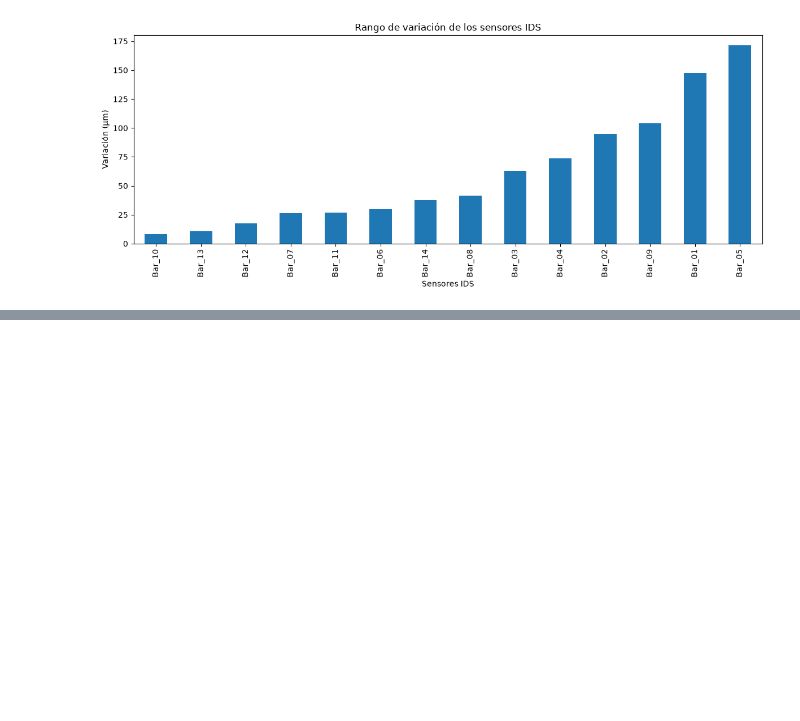
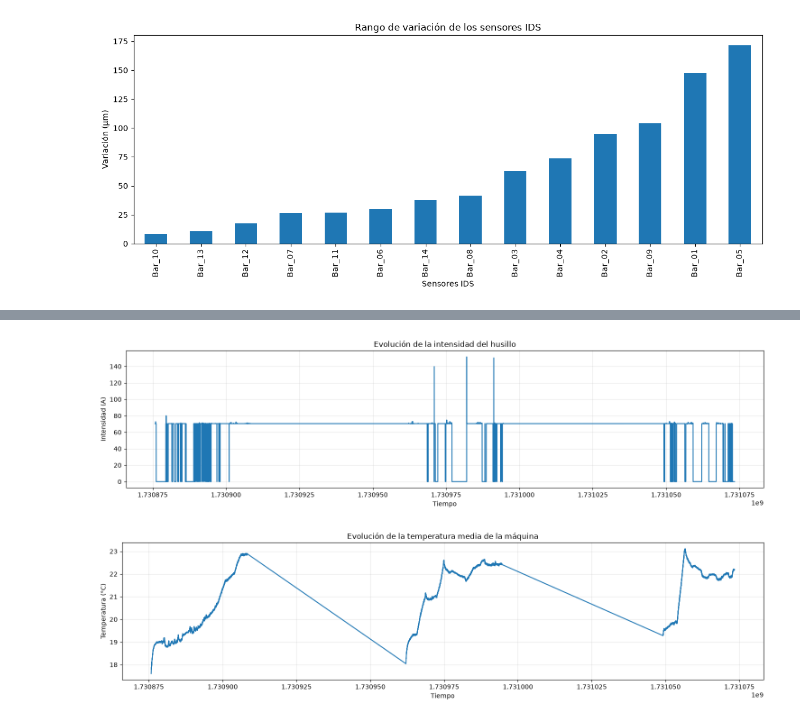
Before and after one commit to mochilooo/cnc-machine-thermal-analysis, a Jupyter notebook: EDA_YERAY.ipynb, the cells around one changed output, grey strips where cells are left out. Drawn from its saved outputs; the diff is of its cells as text; code cells hidden in the pictures; blank space fills up the shorter version.

```diff
--- a/EDA_YERAY.ipynb
+++ b/EDA_YERAY.ipynb
@@ -1033,0 +1071,4 @@ plt.show()
+# %%
+# Calcular la temperatura media de los 49 termopares en cada instante
+
+sensores["Temperatura_media"] = subset_termopares.mean(axis=1)
@@ -1033,0 +1114,16 @@ plt.show()
+# %%
+# Redondear el timestamp del CNC al segundo más cercano
+
+datos_husillo["Timestamp"] = datos_husillo["Timestamp"].round().astype(int)
+
+# Unir las variables del husillo con la temperatura media
+
+datos_h2 = pd.merge(
+    datos_husillo,
+    datos_temperatura,
+    on="Timestamp",
+    how="inner"
+)
+
+print("Registros sincronizados:", len(datos_h2))
+print(datos_h2.head())
@@ -1033,0 +1217,38 @@ plt.show()
+# %%
+# Evolución temporal de la intensidad del husillo
+
+plt.figure(figsize=(15, 4))
+
+plt.plot(
+    datos_h2["Timestamp"],
+    datos_h2["SPAxisIntensity"]
+)
+
+plt.title("Evolución de la intensidad del husillo")
+plt.xlabel("Tiempo")
+plt.ylabel("Intensidad (A)")
+plt.grid(alpha=0.3)
+
+plt.tight_layout()
+plt.show()
+
+
+# Evolución temporal de la temperatura media
+
+plt.figure(figsize=(15, 4))
+
+plt.plot(
+    datos_h2["Timestamp"],
+    datos_h2["Temperatura_media"]
+)
+
+plt.title("Evolución de la temperatura media de la máquina")
+plt.xlabel("Tiempo")
+plt.ylabel("Temperatura (°C)")
+plt.grid(alpha=0.3)
+
+plt.tight_layout()
+plt.show()
+# %% [output]
+[figure, added]
+[figure, added]
```
Also changed, not shown: parts of 112 cells of this notebook, 2 other files.
